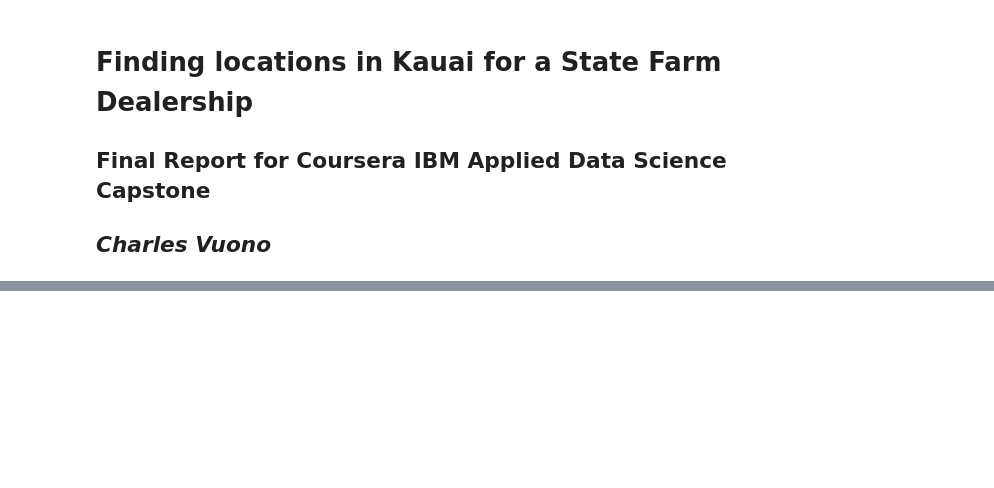
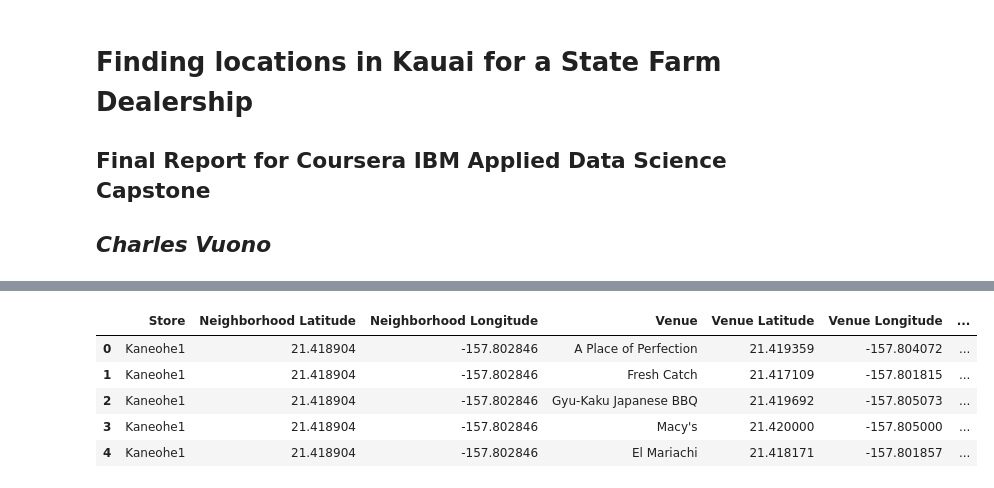
Before and after one commit to cvuono/Coursera_Capstone, a Jupyter notebook: Final Report Notebook.ipynb, the cells around one changed output, grey strips where cells are left out. Cells and saved outputs as stored; diff of their text form; code cells hidden in the pictures; blank space fills up the shorter version.

```diff
--- a/Final Report Notebook.ipynb
+++ b/Final Report Notebook.ipynb
@@ -25,0 +88,84 @@ A sample of the data is as follows:
+# %%
+# LOAD THE FOURSQUARE DATA for State Farm Locations in Hawaii
+
+# Define Four Square Credentials
+CLIENT_ID = 'XXX' # your Foursquare ID
+CLIENT_SECRET = 'XXX' # your Foursquare Secret
+VERSION = '20180604'
+
+# Create a function to explore neighborhoods with FourSquare data
+
+def getNearbyVenues(names, latitudes, longitudes, radius=500):
+
+    venues_list=[]
+    for name, lat, lng in zip(names, latitudes, longitudes):
+        #print(name) # comment or uncomment to unshow / show names
+
+        # create the API request URL
+        url = 'https://api.foursquare.com/v2/venues/explore?&client_id={}&client_secret={}&v={}&ll={},{}&radius={}&limit={}'.format(
+            CLIENT_ID,
+            CLIENT_SECRET,
+            VERSION,
+            lat,
+            lng,
+            radius,
+            LIMIT)
+
+        # make the GET request
+        results = requests.get(url).json()["response"]['groups'][0]['items']
+
+        # return only relevant information for each nearby venue
+        venues_list.append([(
+            name,
+            lat,
+            lng,
+            v['venue']['name'],
+            v['venue']['location']['lat'],
+            v['venue']['location']['lng'],
+            v['venue']['categories'][0]['name']) for v in results])
+
+    nearby_venues = pd.DataFrame([item for venue_list in venues_list for item in venue_list])
+    nearby_venues.columns = ['Store',
+                  'Neighborhood Latitude',
+                  'Neighborhood Longitude',
+                  'Venue',
+                  'Venue Latitude',
+                  'Venue Longitude',
+                  'Venue Category']
+
+    return(nearby_venues)
+
+# Get venues # edit this so it is Hawaii not Toronto
+
+# limit to neighborhoods in Hawaii
+hawaii_data = sfdf[sfdf['state']=='HI'].reset_index(drop=True)
+citylist = hawaii_data['city']
+
+
+# Name the stores
+storenames = pd.Series([]) #initiate the Series
+i=0
+while i < len(hawaii_data):
+    currentcity = citylist[i]
+    listsofar = citylist[0:i]
+    occurrencessofar = sum(listsofar==currentcity)
+    samecityprior=occurrencessofar+1
+    storename = currentcity+str(samecityprior)
+    storenames[i] = storename
+    i=i+1
+hawaii_data['store'] = storenames
+
+# Get the venues using the getNearbyVenues function created above and store in a Pandas data frame hawaii_venues
+
+LIMIT = 100 # limit of number of venues returned by Foursquare API
+radius = 500 # define radius
+
+hawaii_venues = getNearbyVenues(names=hawaii_data['store'],latitudes=hawaii_data['latitude'], longitudes=hawaii_data['longitude'])
+hawaii_venues.head()
+# %% [output]
+|  | Store | Neighborhood Latitude | Neighborhood Longitude | Venue | Venue Latitude | Venue Longitude | ... |
+| 0 | Kaneohe1 | 21.418904 | -157.802846 | A Place of Perfection | 21.419359 | -157.804072 | ... |
+| 1 | Kaneohe1 | 21.418904 | -157.802846 | Fresh Catch | 21.417109 | -157.801815 | ... |
+| 2 | Kaneohe1 | 21.418904 | -157.802846 | Gyu-Kaku Japanese BBQ | 21.419692 | -157.805073 | ... |
+| 3 | Kaneohe1 | 21.418904 | -157.802846 | Macy's | 21.420000 | -157.805000 | ... |
+| 4 | Kaneohe1 | 21.418904 | -157.802846 | El Mariachi | 21.418171 | -157.801857 | ... |
```
Also changed, not shown: parts of 25 cells of this notebook.
